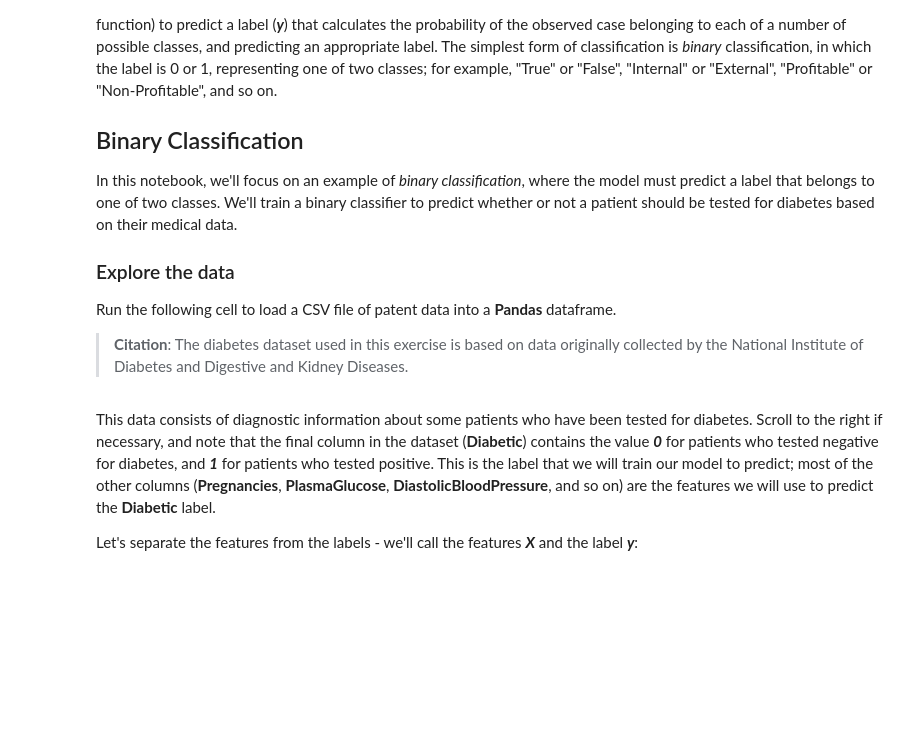
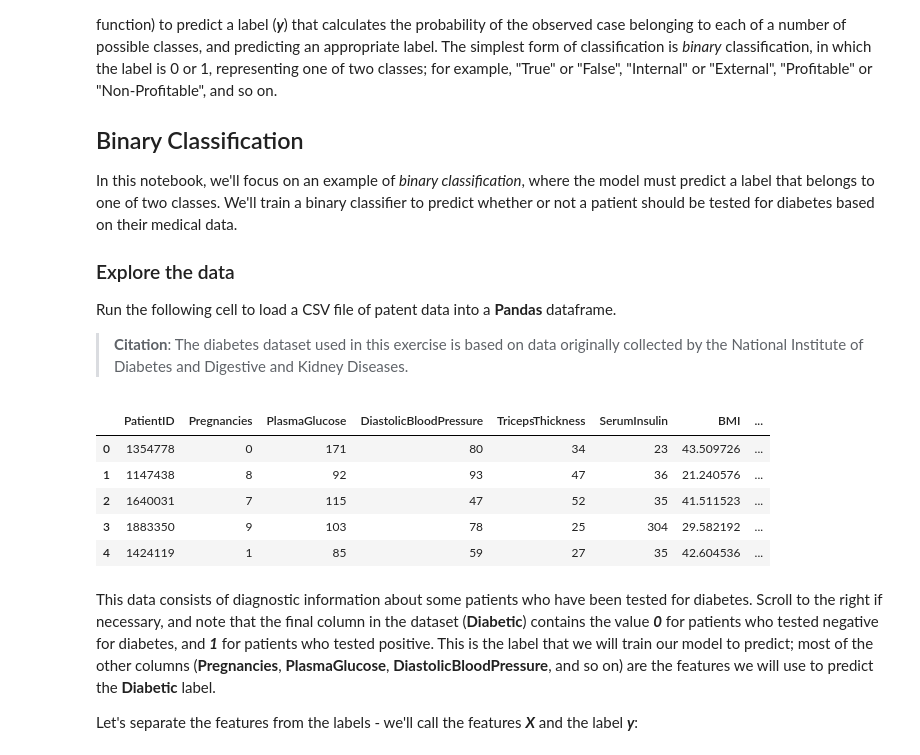
Before and after one commit to Sebruano23/DataAnalytics, a Jupyter notebook: 4_Learn/Python/SENATIC/07-binary.ipynb, the cells around one changed output. Saved outputs shown, nothing was run; the diff lists cells and outputs as text; code cells hidden in the pictures; blank space fills up the shorter version.

```diff
--- a/4_Learn/Python/SENATIC/07-binary.ipynb
+++ b/4_Learn/Python/SENATIC/07-binary.ipynb
@@ -19,11 +19,20 @@ Run the following cell to load a CSV file of patent data into a **Pandas** dataf
 > **Citation**: The diabetes dataset used in this exercise is based on data originally collected by the National Institute of Diabetes and Digestive and Kidney Diseases.
 # %%
 import pandas as pd
+import wget
 
 # load the training dataset
-!wget https://raw.githubusercontent.com/MicrosoftDocs/mslearn-introduction-to-machine-learning/main/Data/ml-basics/diabetes.csv
+url = 'https://raw.githubusercontent.com/MicrosoftDocs/mslearn-introduction-to-machine-learning/main/Data/ml-basics/diabetes.csv'
+diabetes = wget.download(url)
 diabetes = pd.read_csv('diabetes.csv')
 diabetes.head()
+# %% [output]
+|  | PatientID | Pregnancies | PlasmaGlucose | DiastolicBloodPressure | TricepsThickness | SerumInsulin | BMI | ... |
+| 0 | 1354778 | 0 | 171 | 80 | 34 | 23 | 43.509726 | ... |
+| 1 | 1147438 | 8 | 92 | 93 | 47 | 36 | 21.240576 | ... |
+| 2 | 1640031 | 7 | 115 | 47 | 52 | 35 | 41.511523 | ... |
+| 3 | 1883350 | 9 | 103 | 78 | 25 | 304 | 29.582192 | ... |
+| 4 | 1424119 | 1 | 85 | 59 | 27 | 35 | 42.604536 | ... |
 # %% [markdown]
 This data consists of diagnostic information about some patients who have been tested for diabetes. Scroll to the right if necessary, and note that the final column in the dataset (**Diabetic**) contains the value ***0*** for patients who tested negative for diabetes, and ***1*** for patients who tested positive. This is the label that we will train our model to predict; most of the other columns (**Pregnancies**, **PlasmaGlucose**, **DiastolicBloodPressure**, and so on) are the features we will use to predict the **Diabetic** label.
 
```
Also changed, not shown: parts of 6 cells of this notebook, 1 other file.
